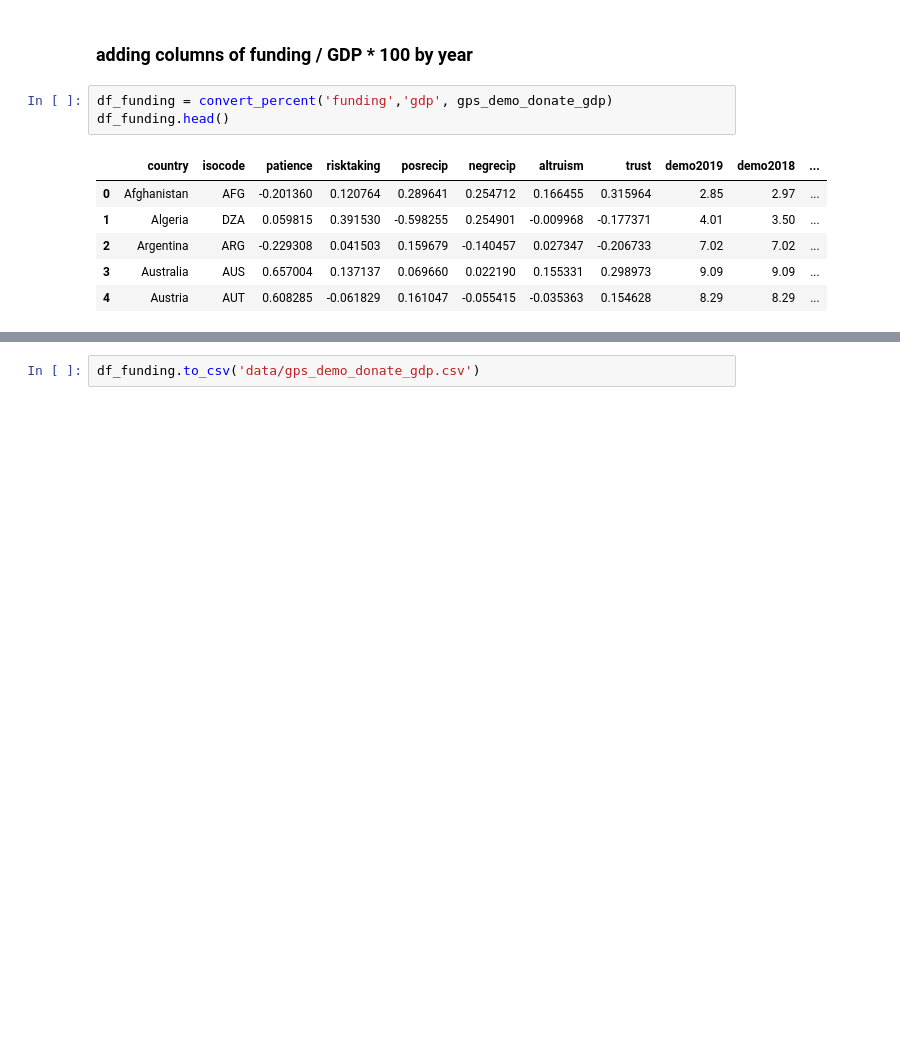
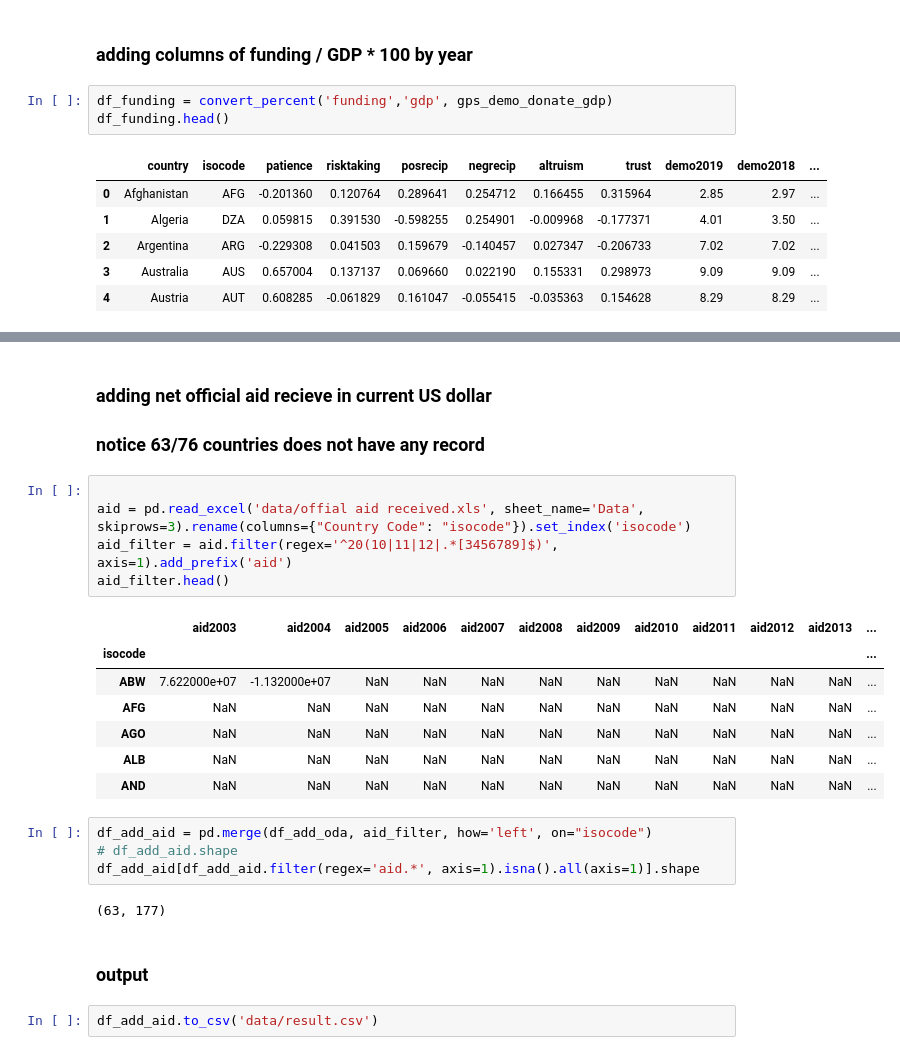
Before and after one commit to amanda8412383/research-module, a Jupyter notebook: cleaning.ipynb, the cells around one changed output, grey strips where cells are left out. Saved outputs shown, nothing was run; the diff lists cells and outputs as text; blank space fills up the shorter version.

```diff
--- a/cleaning.ipynb
+++ b/cleaning.ipynb
@@ -156,2 +260,26 @@ df_funding.head()
+# %% [markdown]
+### adding net official aid recieve in current US dollar
+### notice 63/76 countries does not have any record
+# %%
+
+aid = pd.read_excel('data/offial aid received.xls', sheet_name='Data', skiprows=3).rename(columns={"Country Code": "isocode"}).set_index('isocode')
+aid_filter = aid.filter(regex='^20(10|11|12|.*[3456789]$)', axis=1).add_prefix('aid')
+aid_filter.head()
+# %% [output]
+|  | aid2003 | aid2004 | aid2005 | aid2006 | aid2007 | aid2008 | aid2009 | aid2010 | aid2011 | aid2012 | aid2013 | ... |
+| isocode |  |  |  |  |  |  |  |  |  |  |  | ... |
+| ABW | 7.622000e+07 | -1.132000e+07 | NaN | NaN | NaN | NaN | NaN | NaN | NaN | NaN | NaN | ... |
+| AFG | NaN | NaN | NaN | NaN | NaN | NaN | NaN | NaN | NaN | NaN | NaN | ... |
+| AGO | NaN | NaN | NaN | NaN | NaN | NaN | NaN | NaN | NaN | NaN | NaN | ... |
+| ALB | NaN | NaN | NaN | NaN | NaN | NaN | NaN | NaN | NaN | NaN | NaN | ... |
+| AND | NaN | NaN | NaN | NaN | NaN | NaN | NaN | NaN | NaN | NaN | NaN | ... |
+# %%
+df_add_aid = pd.merge(df_add_oda, aid_filter, how='left', on="isocode")
+# df_add_aid.shape
+df_add_aid[df_add_aid.filter(regex='aid.*', axis=1).isna().all(axis=1)].shape
+# %% [output]
+(63, 177)
+# %% [markdown]
+### output
 # %%
-df_funding.to_csv('data/gps_demo_donate_gdp.csv')
+df_add_aid.to_csv('data/result.csv')
```
Also changed, not shown: parts of 19 cells of this notebook.
